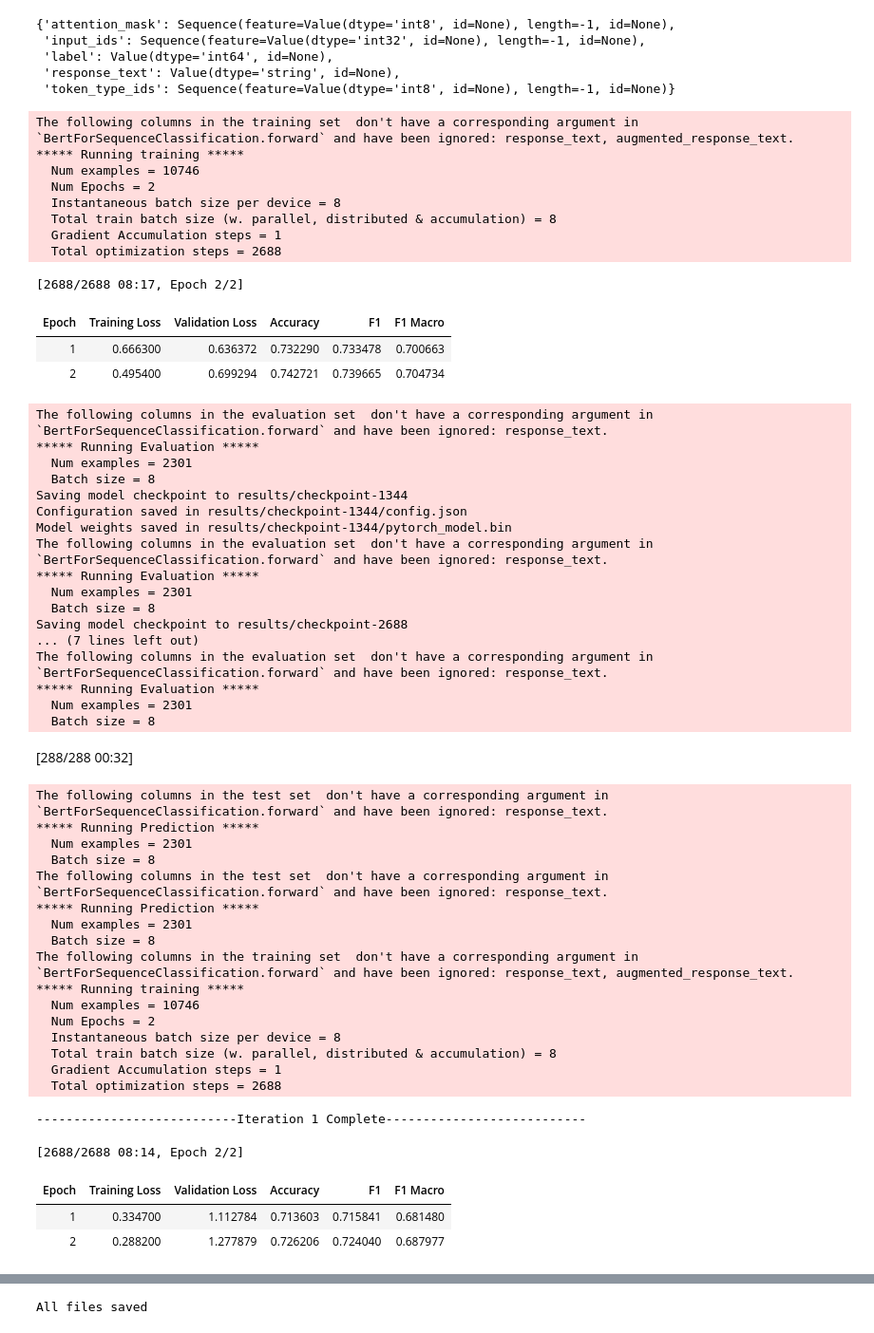
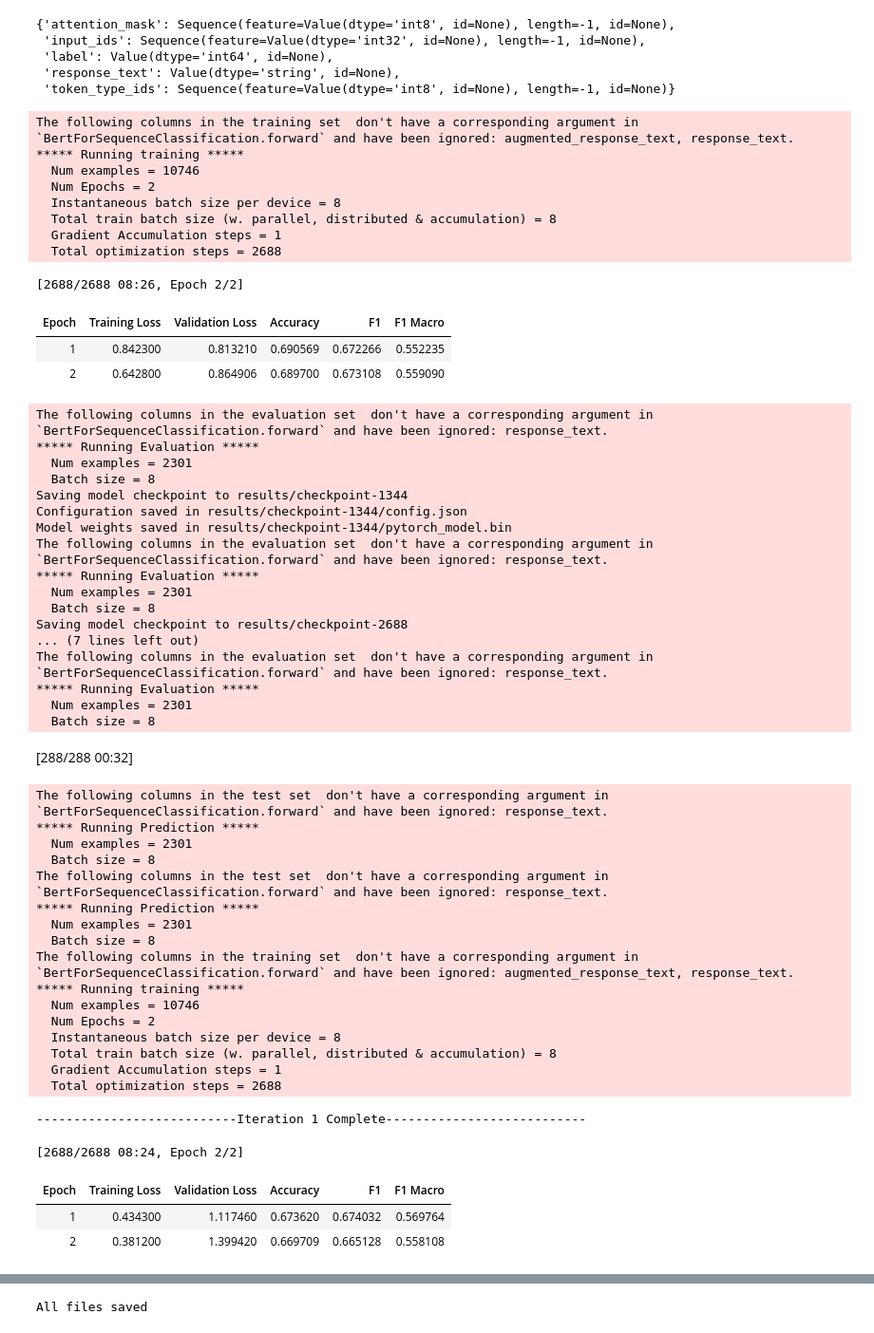
Before and after one commit to ipietri/w266_Final_Project, a Jupyter notebook: notebooks/RtGender-Notebooks/RtGender_Annotations_Sentiment_Easy_Data_Augmentation_Techniques.ipynb, the cells around one changed output, grey strips where cells are left out. Shown: that part at 95% size. Saved outputs shown, nothing was run; the diff lists cells and outputs as text; code cells hidden in the pictures.

```diff
--- a/notebooks/RtGender-Notebooks/RtGender_Annotations_Sentiment_Easy_Data_Augmentation_Techniques.ipynb
+++ b/notebooks/RtGender-Notebooks/RtGender_Annotations_Sentiment_Easy_Data_Augmentation_Techniques.ipynb
@@ -107,8 +107,8 @@ print("Unique sentiments: ", train_df['sentiment'].unique())
 Unique sentiments:  ['Positive' 'Mixed' 'Neutral' 'Negative']
 # %%
 # Change Mixed to Neutral
-train_df['sentiment'].replace({"Mixed":"Neutral"}, inplace = True)
-dev_df['sentiment'].replace({"Mixed":"Neutral"}, inplace = True)
+# train_df['sentiment'].replace({"Mixed":"Neutral"}, inplace = True)
+# dev_df['sentiment'].replace({"Mixed":"Neutral"}, inplace = True)
 # %% [markdown]
 # Run through Easy Data Augmentation Techniques package
 [augment](https://github.com/jasonwei20/eda_nlp/blob/master/code/augment.py)
@@ -180,7 +180,7 @@ train_df_aug
 # Transform to HuggingFace friendly format
 # %%
 # change to dataset to work with Huggingface transformer & remove unused columns
-columns_to_remove = ['op_gender', 'source', 'Unnamed: 0', 'relevance', 'sentiment','post_text']
+columns_to_remove = ['op_gender', 'source', 'Unnamed: 0', 'relevance', 'sentiment','post_text', 'label']
 
 from datasets import load_dataset
 train_dataset = Dataset.from_pandas(train_df_aug)
@@ -190,10 +190,9 @@ train_dataset = train_dataset.remove_columns(column_names= columns_to_remove)
 dev_dataset = dev_dataset.remove_columns(column_names= columns_to_remove)
 dev_dataset = dev_dataset.remove_columns(column_names= '__index_level_0__')
 
-
 # rename sentiment to labels
-# train_dataset = train_dataset.rename_column("sentiment", "label")
-# dev_dataset = dev_dataset.rename_column("sentiment", "label")
+train_dataset = train_dataset.rename_column("labels_4", "label")
+dev_dataset = dev_dataset.rename_column("labels_4", "label")
 # %%
 # combine into a DataDictionary for huggingface use
 rtg_dataset = DatasetDict({
@@ -218,3 +217,7 @@ DatasetDict({
 # %%
 import torch
 device = torch.device("cuda" if torch.cuda.is_available() else "cpu")
+# %%
+# find the P99 of length for response_text and set that as the max length
+max_length = train_df['response_text'].astype(str).map(len).quantile(0.99)
+print(f"99th %tile of response_text length: {max_length}")
@@ -258,6 +262,6 @@ rtg_encoded['train'].features
 # Model
 # %%
 from transformers import AutoModelForSequenceClassification
-num_labels = 3
+num_labels = 4
 model = (AutoModelForSequenceClassification.from_pretrained(model_name, num_labels=num_labels).to(device))
 # %% [output]
@@ -313,7 +317,8 @@ accuracy_list = []
 weighted_f1_score_list = []
 macro_f1_score_list = []
 negative_f1_score = []
-mixed_neutral_f1_score = []
+neutral_f1_score = []
+mixed_f1_score = []
 positive_f1_score = []
 
 
@@ -329,38 +334,39 @@ for i in range(5):
                   compute_metrics=compute_metrics,
                   train_dataset=rtg_encoded["train"],
                   eval_dataset=rtg_encoded["dev"])
   trainer.train()
   results = trainer.evaluate()
 
   # append macro metrics to lists
   accuracy_list.append(results.get('eval_accuracy'))
   weighted_f1_score_list.append(results.get("eval_f1"))
   macro_f1_score_list.append(results.get("eval_f1_macro"))
 
   trainer.predict(rtg_encoded["dev"])
   # append the class-level F1 scores
   outputs = trainer.predict(rtg_encoded["dev"])
   predictions = outputs.predictions.argmax(1)
   labels = rtg_encoded["dev"]['label']
   cr = classification_report(labels, predictions, digits=3, output_dict=True)
   negative_f1_score.append(cr.get('0').get("f1-score"))
-  mixed_neutral_f1_score.append(cr.get('1').get("f1-score"))
+  neutral_f1_score.append(cr.get('1').get("f1-score"))
   positive_f1_score.append(cr.get('2').get("f1-score"))
+  mixed_f1_score.append(cr.get('3').get("f1-score"))
 
   print(f'---------------------------Iteration {i+1} Complete---------------------------\n')
 # %% [output]
-The following columns in the training set  don't have a corresponding argument in `BertForSequenceClassification.forward` and have been ignored: response_text, augmented_response_text.
+The following columns in the training set  don't have a corresponding argument in `BertForSequenceClassification.forward` and have been ignored: augmented_response_text, response_text.
 ***** Running training *****
   Num examples = 10746
   Num Epochs = 2
   Instantaneous batch size per device = 8
   Total train batch size (w. parallel, distributed & accumulation) = 8
   Gradient Accumulation steps = 1
   Total optimization steps = 2688
-[2688/2688 08:17, Epoch 2/2]
+[2688/2688 08:26, Epoch 2/2]
 | Epoch | Training Loss | Validation Loss | Accuracy | F1 | F1 Macro |
-| 1 | 0.666300 | 0.636372 | 0.732290 | 0.733478 | 0.700663 |
-| 2 | 0.495400 | 0.699294 | 0.742721 | 0.739665 | 0.704734 |
+| 1 | 0.842300 | 0.813210 | 0.690569 | 0.672266 | 0.552235 |
+| 2 | 0.642800 | 0.864906 | 0.689700 | 0.673108 | 0.559090 |
 The following columns in the evaluation set  don't have a corresponding argument in `BertForSequenceClassification.forward` and have been ignored: response_text.
 ***** Running Evaluation *****
   Num examples = 2301
@@ -387,7 +393,7 @@ The following columns in the test set  don't have a corresponding argument in `B
 ***** Running Prediction *****
   Num examples = 2301
   Batch size = 8
-The following columns in the training set  don't have a corresponding argument in `BertForSequenceClassification.forward` and have been ignored: response_text, augmented_response_text.
+The following columns in the training set  don't have a corresponding argument in `BertForSequenceClassification.forward` and have been ignored: augmented_response_text, response_text.
 ***** Running training *****
   Num examples = 10746
   Num Epochs = 2
@@ -396,10 +402,10 @@ The following columns in the training set  don't have a corresponding argument i
   Gradient Accumulation steps = 1
   Total optimization steps = 2688
 ---------------------------Iteration 1 Complete---------------------------
-[2688/2688 08:14, Epoch 2/2]
+[2688/2688 08:24, Epoch 2/2]
 | Epoch | Training Loss | Validation Loss | Accuracy | F1 | F1 Macro |
-| 1 | 0.334700 | 1.112784 | 0.713603 | 0.715841 | 0.681480 |
-| 2 | 0.288200 | 1.277879 | 0.726206 | 0.724040 | 0.687977 |
+| 1 | 0.434300 | 1.117460 | 0.673620 | 0.674032 | 0.569764 |
+| 2 | 0.381200 | 1.399420 | 0.669709 | 0.665128 | 0.558108 |
 The following columns in the evaluation set  don't have a corresponding argument in `BertForSequenceClassification.forward` and have been ignored: response_text.
 ***** Running Evaluation *****
   Num examples = 2301
```
Also changed, not shown: parts of 10 cells of this notebook.
